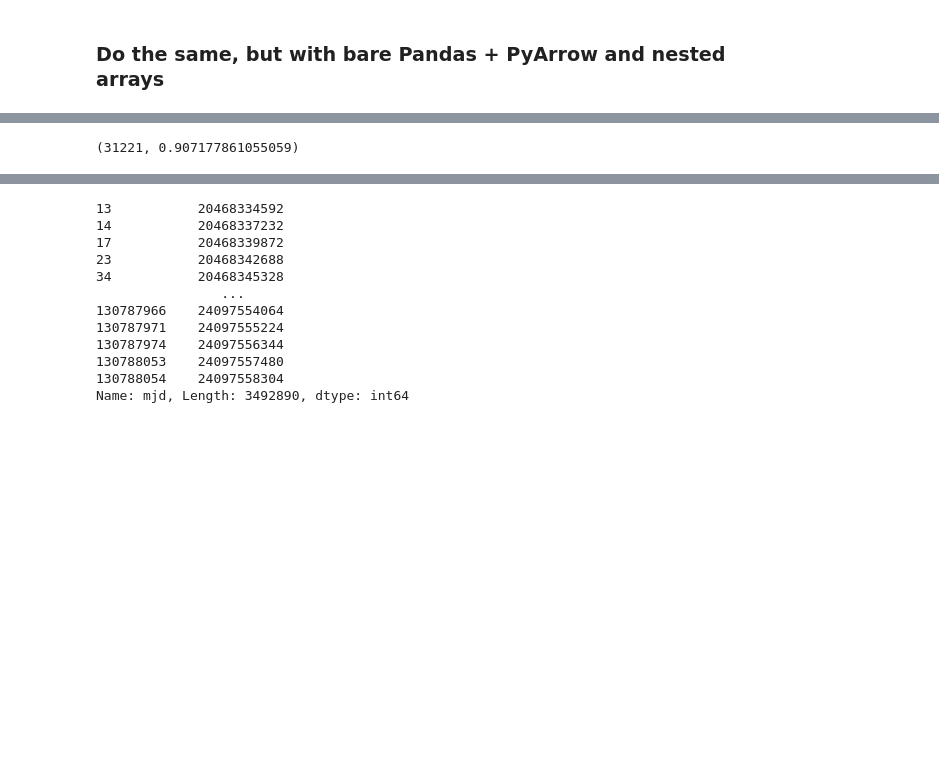
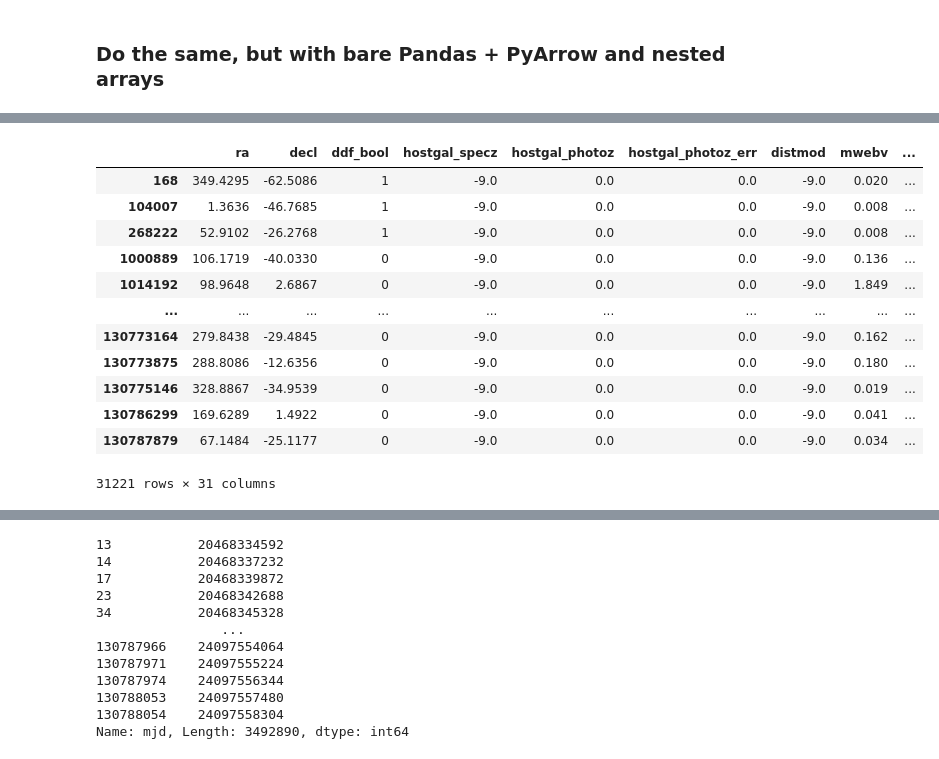
Before and after one commit to lincc-frameworks/tape, a Jupyter notebook: docs/tutorials/plasticc-eclipsing-binaries.ipynb, the cells around one changed output, grey strips where cells are left out. Drawn from its saved outputs; the diff is of its cells as text; code cells hidden in the pictures; blank space fills up the shorter version.

```diff
--- a/docs/tutorials/plasticc-eclipsing-binaries.ipynb
+++ b/docs/tutorials/plasticc-eclipsing-binaries.ipynb
@@ -19,8 +22,8 @@ Please get the data from [Zenodo](https://zenodo.org/record/2539456) and put the
 # %%
 DATA_DIR = Path("./plasticc")
 
-META_FILENAME = "plasticc_test_metadata.csv.gz"
-LC_FILENAMES = [f"plasticc_test_lightcurves_{i:02d}.csv.gz" for i in range(1, 12)]
+META_FILENAME = "plasticc_test_metadata.csv"
+LC_FILENAMES = [f"plasticc_test_lightcurves_{i:02d}.csv" for i in range(1, 12)]
 # META_FILENAME = "plasticc_train_metadata.csv.gz"
 # LC_FILENAMES = ['plasticc_train_lightcurves.csv.gz']
 
@@ -127,7 +156,7 @@ AssertionError:
 ### Do the same, but with bare Pandas + PyArrow and nested arrays
 # %%
 %%time
-%%memit
+# %%memit
 
 import light_curve as licu
 import numpy as np
@@ -197,8 +226,8 @@ def read_source_table(filename):
 #             for col in source_table.column_names if col != 'object_id'
 #         },
 #     ))
-source_tables = Parallel(backend='threading', n_jobs=4)(
-    delayed(read_source_table)(filename) for filename in LC_FILENAMES[1:2]
+source_tables = Parallel(backend='threading', n_jobs=2)(
+    delayed(read_source_table)(filename) for filename in LC_FILENAMES
 )
 source_table = pd.concat(source_tables, ignore_index=True, sort=False)
 
@@ -258,7 +287,7 @@ df = df[df['duration'] > 366]
 # but having larger variability.
 # We use light-curve package to extract these features.
 # (https://github.com/light-curve/light-curve-python)
-# For simplicity, we only calculate these features for the r band.
+# For simplicity, we only calculate these features for the i band.
 def extract_band(*arrays, bands, band_to_calc):
     mask = np.asarray(bands) == band_to_calc
     return [np.asarray(arr)[mask] for arr in arrays]
@@ -267,13 +296,13 @@ otsu_split = licu.OtsuSplit()
 otsu_features = df[['mjd', 'flux', 'flux_err', 'passband']].apply(
     lambda row: pd.Series(
         otsu_split(
-            # *extract_band(
+            *extract_band(
                 row['mjd'],
                 row['flux'],
                 row['flux_err'],
-                # bands=row['passband'],
-                # band_to_calc=2,  # r band
-            # ),
+                bands=row['passband'],
+                band_to_calc=3,  # i band
+            ),
             sorted=True,
             check=False,
         ),
@@ -299,7 +319,19 @@ Wall time: 1min 33s
-# %%
-df.shape[0], np.mean(df['true_target'] == 16)
-# %% [output]
-(31221, 0.907177861055059)
+# %%
+df
+# %% [output]
+|  | ra | decl | ddf_bool | hostgal_specz | hostgal_photoz | hostgal_photoz_err | distmod | mwebv | ... |
+| 168 | 349.4295 | -62.5086 | 1 | -9.0 | 0.0 | 0.0 | -9.0 | 0.020 | ... |
+| 104007 | 1.3636 | -46.7685 | 1 | -9.0 | 0.0 | 0.0 | -9.0 | 0.008 | ... |
+| 268222 | 52.9102 | -26.2768 | 1 | -9.0 | 0.0 | 0.0 | -9.0 | 0.008 | ... |
+| 1000889 | 106.1719 | -40.0330 | 0 | -9.0 | 0.0 | 0.0 | -9.0 | 0.136 | ... |
+| 1014192 | 98.9648 | 2.6867 | 0 | -9.0 | 0.0 | 0.0 | -9.0 | 1.849 | ... |
+| ... | ... | ... | ... | ... | ... | ... | ... | ... | ... |
+| 130773164 | 279.8438 | -29.4845 | 0 | -9.0 | 0.0 | 0.0 | -9.0 | 0.162 | ... |
+| 130773875 | 288.8086 | -12.6356 | 0 | -9.0 | 0.0 | 0.0 | -9.0 | 0.180 | ... |
+| 130775146 | 328.8867 | -34.9539 | 0 | -9.0 | 0.0 | 0.0 | -9.0 | 0.019 | ... |
+| 130786299 | 169.6289 | 1.4922 | 0 | -9.0 | 0.0 | 0.0 | -9.0 | 0.041 | ... |
+| 130787879 | 67.1484 | -25.1177 | 0 | -9.0 | 0.0 | 0.0 | -9.0 | 0.034 | ... |
+31221 rows × 31 columns
 # %%
 import matplotlib.pyplot as plt
 
```
Also changed, not shown: parts of 5 cells of this notebook.
